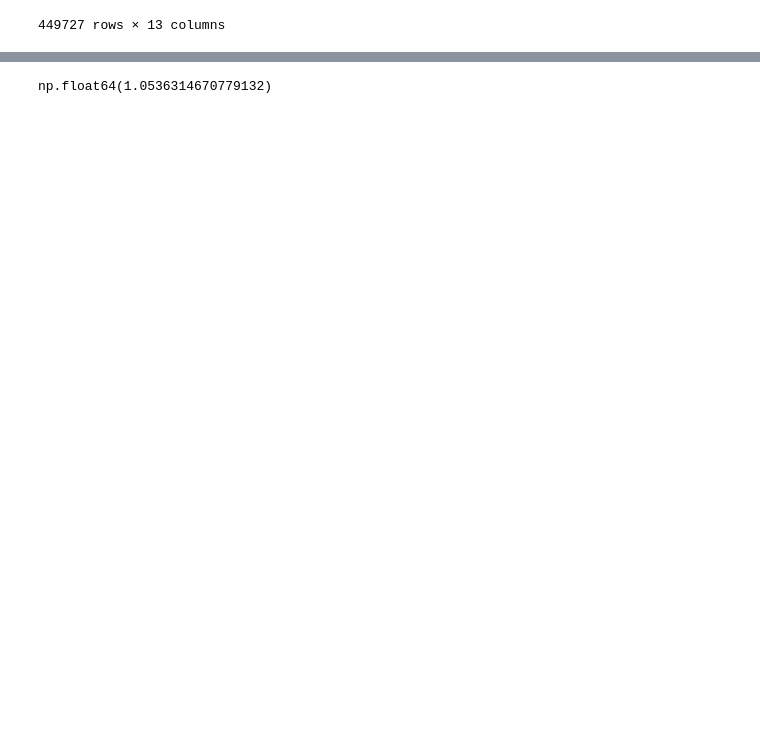
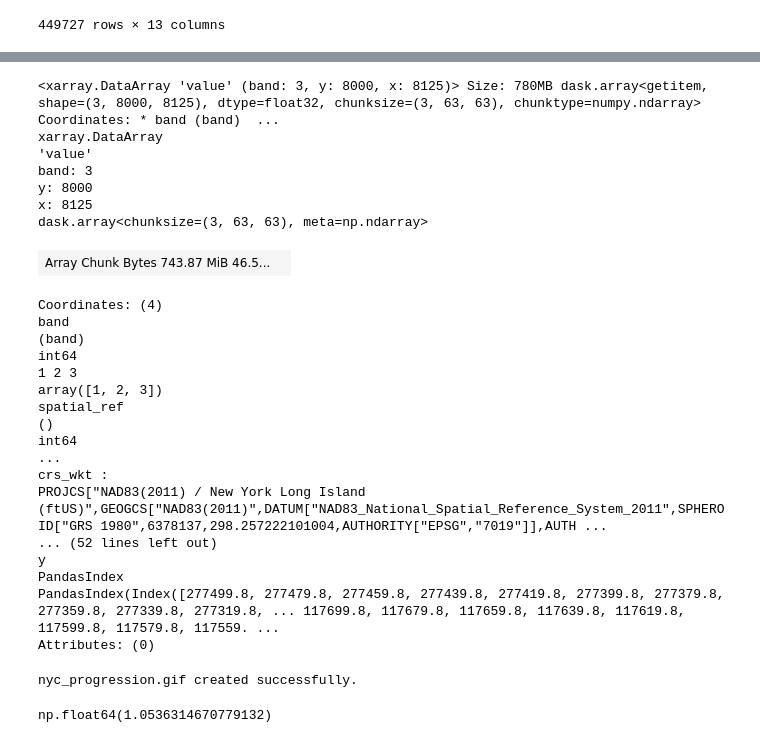
Before and after one commit to Queeno11/ny_state_aerial_imagery_prototype, a Jupyter notebook: notebooks/test.ipynb, the cells around one changed output, grey strips where cells are left out. Saved outputs shown, nothing was run; the diff lists cells and outputs as text; code cells hidden in the pictures; blank space fills up the shorter version.

```diff
--- a/notebooks/test.ipynb
+++ b/notebooks/test.ipynb
@@ -257,3 +482,72 @@ test_36047019900.npy
+# %%
+data_to_export
+# %% [output]
+<xarray.DataArray 'value' (band: 3, y: 8000, x: 8125)> Size: 780MB dask.array<getitem, shape=(3, 8000, 8125), dtype=float32, chunksize=(3, 63, 63), chunktype=numpy.ndarray> Coordinates: * band (band)  ...
+xarray.DataArray
+'value'
+band: 3
+y: 8000
+x: 8125
+dask.array<chunksize=(3, 63, 63), meta=np.ndarray>
+| Array Chunk Bytes 743.87 MiB 46.5... |  |
+Coordinates: (4)
+band
+(band)
+int64
+1 2 3
+array([1, 2, 3])
+spatial_ref
+()
+int64
+...
+crs_wkt :
+PROJCS["NAD83(2011) / New York Long Island (ftUS)",GEOGCS["NAD83(2011)",DATUM["NAD83_National_Spatial_Reference_System_2011",SPHEROID["GRS 1980",6378137,298.257222101004,AUTHORITY["EPSG","7019"]],AUTH ...
+... (52 lines left out)
+y
+PandasIndex
+PandasIndex(Index([277499.8, 277479.8, 277459.8, 277439.8, 277419.8, 277399.8, 277379.8, 277359.8, 277339.8, 277319.8, ... 117699.8, 117679.8, 117659.8, 117639.8, 117619.8, 117599.8, 117579.8, 117559. ...
+Attributes: (0)
+# %%
+from PIL import Image
+import os
+
+# List of image filenames based on your image
+# (I removed the duplicates of 2010 and 2012 to make a clean progression)
+image_files = [
+    "/mnt/e/Datasets/Imagenes Satelitales/New York City/nyc_2010.png",
+    "/mnt/e/Datasets/Imagenes Satelitales/New York City/nyc_2012.png",
+    "/mnt/e/Datasets/Imagenes Satelitales/New York City/nyc_2016.png",
+    "/mnt/e/Datasets/Imagenes Satelitales/New York City/nyc_2018.png",
+    "/mnt/e/Datasets/Imagenes Satelitales/New York City/nyc_2020.png",
+    "/mnt/e/Datasets/Imagenes Satelitales/New York City/nyc_2022.png",
+    "/mnt/e/Datasets/Imagenes Satelitales/New York City/nyc_2024.png"
+]
+
+images = []
+
+# Load all images into the list
+for filename in image_files:
+    if os.path.exists(filename):
+        img = Image.open(filename)
+        images.append(img)
+    else:
+        print(f"Warning: '{filename}' not found in the current directory.")
+
+# Check if we successfully loaded any images
+if images:
+    # Save the first image as a GIF, appending the rest of the frames
+    images[0].save(
+        "/mnt/e/Datasets/Imagenes Satelitales/New York City/nyc_progression.gif",
+        save_all=True,
+        append_images=images[1:], # Add the remaining images
+        duration=1000,            # Show each frame for 2000 ms (2 seconds)
+        loop=0                    # 0 means the GIF will loop infinitely
+    )
+    print("nyc_progression.gif created successfully.")
+else:
+    print("No images were found to create the GIF.")
+# %% [output]
+nyc_progression.gif created successfully.
 # %%
 import pandas as pd
 df = pd.read_csv(r"/mnt/c/Working Papers/NY State Aerial Imagery Prototype/ny_state_aerial_imagery_prototype/models/models_by_epoch/effnet_v2B1_lr0.0005_size128_y2016-2018-2020-2022-2024_stack1-4_Pooling/test_10.csv")
```
Also changed, not shown: parts of 11 cells of this notebook, 3 other files.
